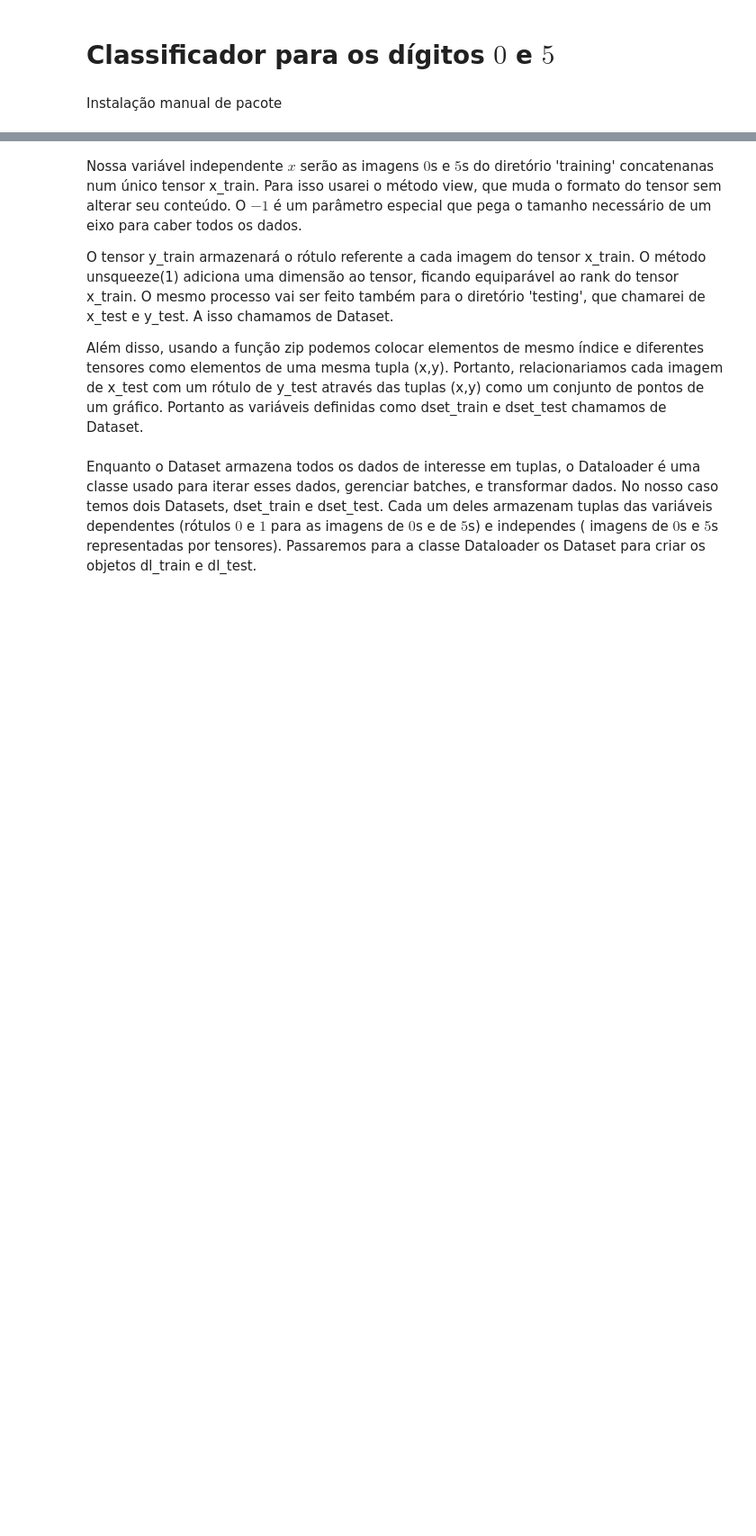
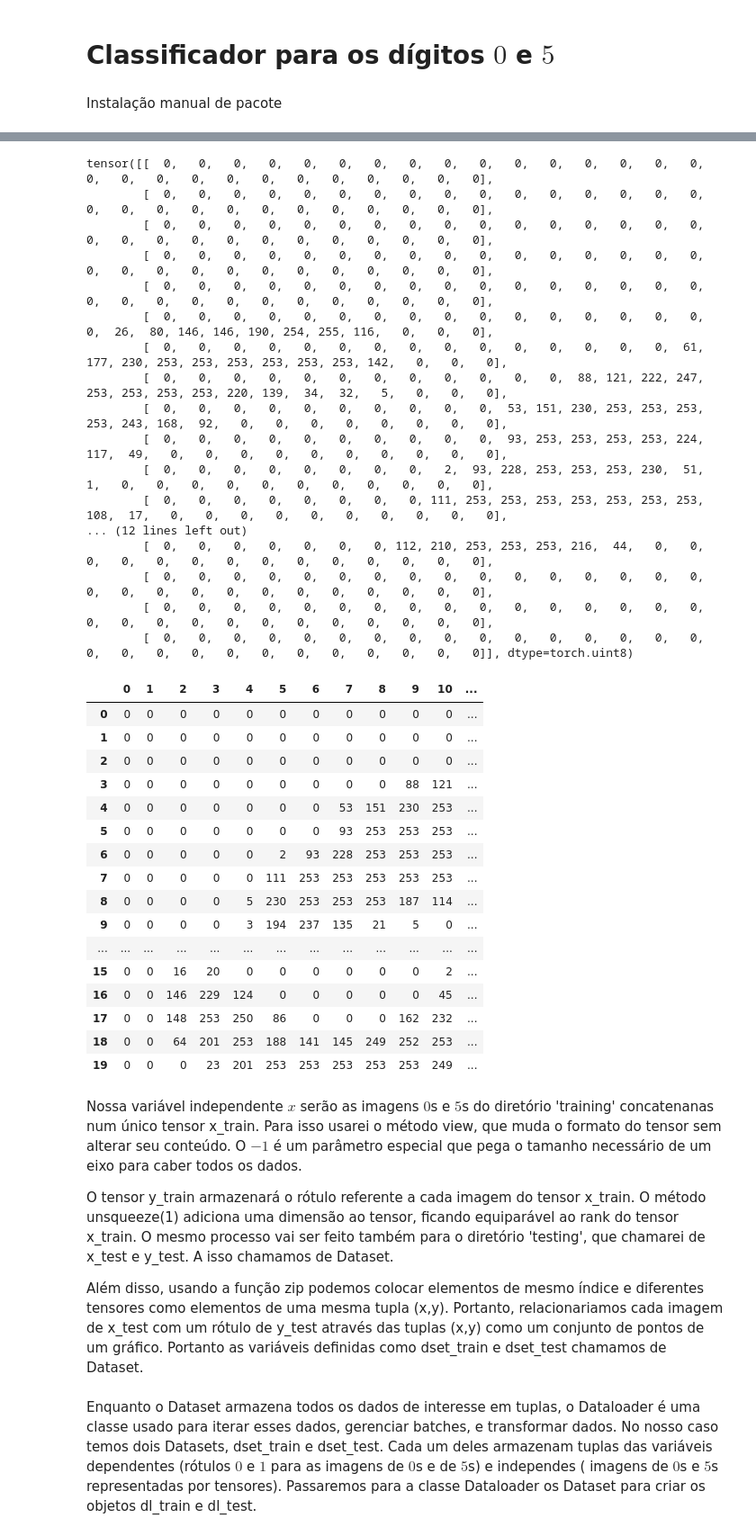
Before and after one commit to marcosbenicio/deep_learning_classification, a Jupyter notebook: classificador_05.ipynb, the cells around one changed output, grey strips where cells are left out. Shown: that part at 90% size. Saved outputs shown, nothing was run; the diff lists cells and outputs as text; code cells hidden in the pictures; blank space fills up the shorter version.

```diff
--- a/classificador_05.ipynb
+++ b/classificador_05.ipynb
@@ -58,3 +87,45 @@ cincos_test_tensor = t.stack(cincos_test_list).float()/255
+# %%
+
+img5_lista = cincos_train_list[6]
+print(img5_lista)
+
+df = pd.DataFrame(img5_lista[4:24,3:25])
+df.style.set_properties(**{'font-size':'6pt'}).background_gradient('Greys')
+# %% [output]
+tensor([[  0,   0,   0,   0,   0,   0,   0,   0,   0,   0,   0,   0,   0,   0,   0,   0,   0,   0,   0,   0,   0,   0,   0,   0,   0,   0,   0,   0],
+        [  0,   0,   0,   0,   0,   0,   0,   0,   0,   0,   0,   0,   0,   0,   0,   0,   0,   0,   0,   0,   0,   0,   0,   0,   0,   0,   0,   0],
+        [  0,   0,   0,   0,   0,   0,   0,   0,   0,   0,   0,   0,   0,   0,   0,   0,   0,   0,   0,   0,   0,   0,   0,   0,   0,   0,   0,   0],
+        [  0,   0,   0,   0,   0,   0,   0,   0,   0,   0,   0,   0,   0,   0,   0,   0,   0,   0,   0,   0,   0,   0,   0,   0,   0,   0,   0,   0],
+        [  0,   0,   0,   0,   0,   0,   0,   0,   0,   0,   0,   0,   0,   0,   0,   0,   0,   0,   0,   0,   0,   0,   0,   0,   0,   0,   0,   0],
+        [  0,   0,   0,   0,   0,   0,   0,   0,   0,   0,   0,   0,   0,   0,   0,   0,   0,  26,  80, 146, 146, 190, 254, 255, 116,   0,   0,   0],
+        [  0,   0,   0,   0,   0,   0,   0,   0,   0,   0,   0,   0,   0,   0,   0,  61, 177, 230, 253, 253, 253, 253, 253, 253, 142,   0,   0,   0],
+        [  0,   0,   0,   0,   0,   0,   0,   0,   0,   0,   0,   0,  88, 121, 222, 247, 253, 253, 253, 253, 220, 139,  34,  32,   5,   0,   0,   0],
+        [  0,   0,   0,   0,   0,   0,   0,   0,   0,   0,  53, 151, 230, 253, 253, 253, 253, 243, 168,  92,   0,   0,   0,   0,   0,   0,   0,   0],
+        [  0,   0,   0,   0,   0,   0,   0,   0,   0,   0,  93, 253, 253, 253, 253, 224, 117,  49,   0,   0,   0,   0,   0,   0,   0,   0,   0,   0],
+        [  0,   0,   0,   0,   0,   0,   0,   0,   2,  93, 228, 253, 253, 253, 230,  51,   1,   0,   0,   0,   0,   0,   0,   0,   0,   0,   0,   0],
+        [  0,   0,   0,   0,   0,   0,   0,   0, 111, 253, 253, 253, 253, 253, 253, 253, 108,  17,   0,   0,   0,   0,   0,   0,   0,   0,   0,   0],
+... (12 lines left out)
+        [  0,   0,   0,   0,   0,   0,   0, 112, 210, 253, 253, 253, 216,  44,   0,   0,   0,   0,   0,   0,   0,   0,   0,   0,   0,   0,   0,   0],
+        [  0,   0,   0,   0,   0,   0,   0,   0,   0,   0,   0,   0,   0,   0,   0,   0,   0,   0,   0,   0,   0,   0,   0,   0,   0,   0,   0,   0],
+        [  0,   0,   0,   0,   0,   0,   0,   0,   0,   0,   0,   0,   0,   0,   0,   0,   0,   0,   0,   0,   0,   0,   0,   0,   0,   0,   0,   0],
+        [  0,   0,   0,   0,   0,   0,   0,   0,   0,   0,   0,   0,   0,   0,   0,   0,   0,   0,   0,   0,   0,   0,   0,   0,   0,   0,   0,   0]], dtype=torch.uint8)
+|  | 0 | 1 | 2 | 3 | 4 | 5 | 6 | 7 | 8 | 9 | 10 | ... |
+| 0 | 0 | 0 | 0 | 0 | 0 | 0 | 0 | 0 | 0 | 0 | 0 | ... |
+| 1 | 0 | 0 | 0 | 0 | 0 | 0 | 0 | 0 | 0 | 0 | 0 | ... |
+| 2 | 0 | 0 | 0 | 0 | 0 | 0 | 0 | 0 | 0 | 0 | 0 | ... |
+| 3 | 0 | 0 | 0 | 0 | 0 | 0 | 0 | 0 | 0 | 88 | 121 | ... |
+| 4 | 0 | 0 | 0 | 0 | 0 | 0 | 0 | 53 | 151 | 230 | 253 | ... |
+| 5 | 0 | 0 | 0 | 0 | 0 | 0 | 0 | 93 | 253 | 253 | 253 | ... |
+| 6 | 0 | 0 | 0 | 0 | 0 | 2 | 93 | 228 | 253 | 253 | 253 | ... |
+| 7 | 0 | 0 | 0 | 0 | 0 | 111 | 253 | 253 | 253 | 253 | 253 | ... |
+| 8 | 0 | 0 | 0 | 0 | 5 | 230 | 253 | 253 | 253 | 187 | 114 | ... |
+| 9 | 0 | 0 | 0 | 0 | 3 | 194 | 237 | 135 | 21 | 5 | 0 | ... |
+| ... | ... | ... | ... | ... | ... | ... | ... | ... | ... | ... | ... | ... |
+| 15 | 0 | 0 | 16 | 20 | 0 | 0 | 0 | 0 | 0 | 0 | 2 | ... |
+| 16 | 0 | 0 | 146 | 229 | 124 | 0 | 0 | 0 | 0 | 0 | 45 | ... |
+| 17 | 0 | 0 | 148 | 253 | 250 | 86 | 0 | 0 | 0 | 162 | 232 | ... |
+| 18 | 0 | 0 | 64 | 201 | 253 | 188 | 141 | 145 | 249 | 252 | 253 | ... |
+| 19 | 0 | 0 | 0 | 23 | 201 | 253 | 253 | 253 | 253 | 253 | 249 | ... |
 # %% [markdown]
 Nossa variável independente $x$ serão as imagens $0$s e $5$s do diretório 'training' concatenanas num único tensor x_train. Para isso usarei o método view, que  muda o formato do tensor sem alterar seu conteúdo. O $-1$ é um parâmetro especial que pega o tamanho necessário de um eixo para caber todos os dados.
 
```
Also changed, not shown: parts of 9 cells of this notebook.
